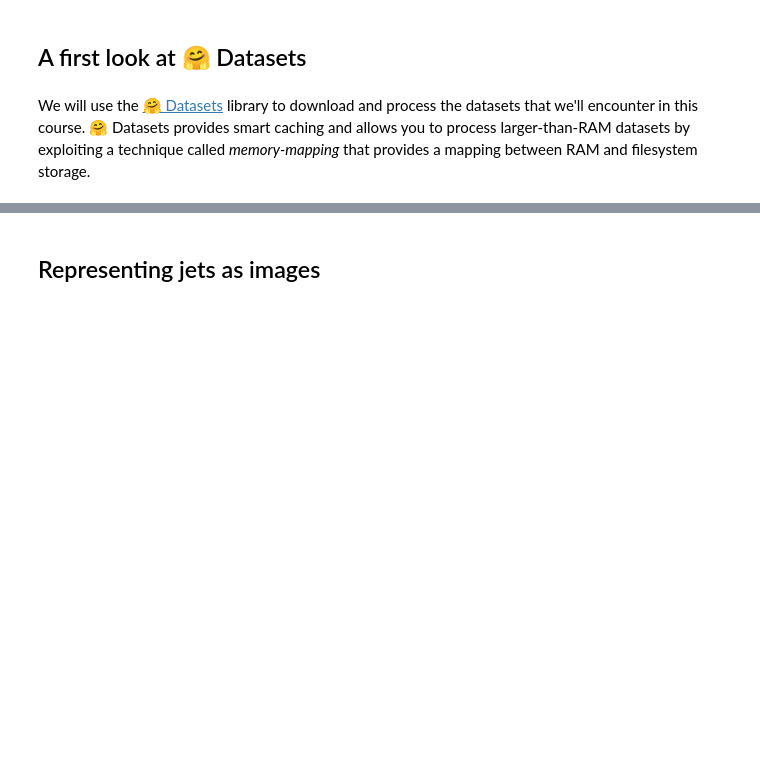
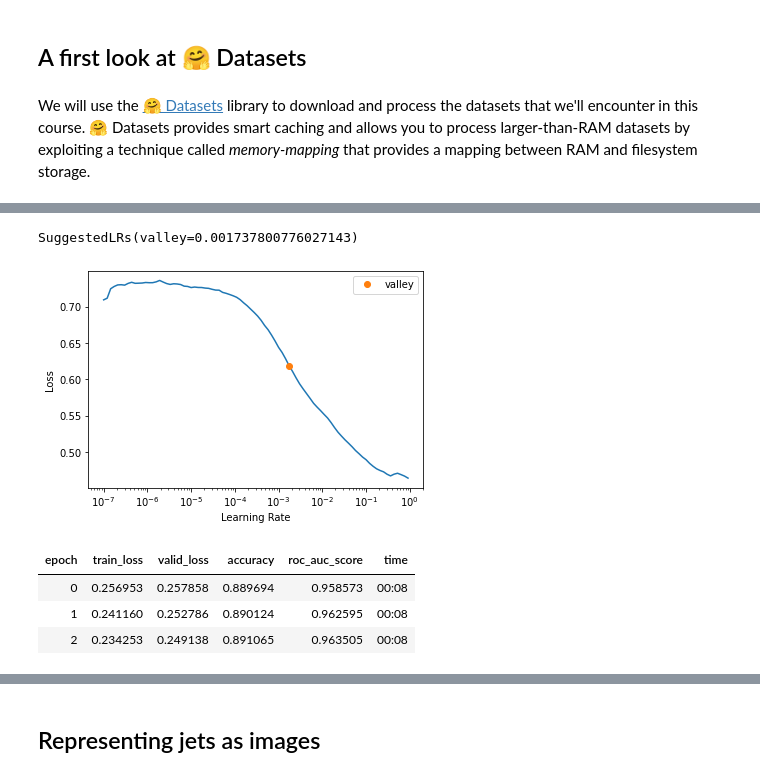
Before and after one commit to lewtun/dl4phys, a Jupyter notebook: lecture01.ipynb, the cells around one changed output, grey strips where cells are left out. Drawn from its saved outputs; the diff is of its cells as text; code cells hidden in the pictures; blank space fills up the shorter version.

```diff
--- a/lecture01.ipynb
+++ b/lecture01.ipynb
@@ -55,0 +86,4 @@ As we can see, each row consists of 4-vectors $(E_i, p_{x_i}, p_{y_i}, p_{z_i})$
+# %%
+train_df, test_df = nsubjet_ds["train"].to_pandas(), nsubjet_ds["test"].to_pandas()
+# %%
+splits = RandomSplitter(valid_pct=0.20)(range_of(train_df))
@@ -55,0 +115,4 @@ As we can see, each row consists of 4-vectors $(E_i, p_{x_i}, p_{y_i}, p_{z_i})$
+# %%
+dls = TabularDataLoaders.from_df(
+    train_df, y_names="is_signal_new", bs=1000, y_block=CategoryBlock, splits=splits
+)
@@ -55,0 +133,2 @@ As we can see, each row consists of 4-vectors $(E_i, p_{x_i}, p_{y_i}, p_{z_i})$
+# %%
+learn = tabular_learner(dls, layers=[100, 100], metrics=[accuracy, RocAucBinary()])
@@ -55,0 +156,3 @@ As we can see, each row consists of 4-vectors $(E_i, p_{x_i}, p_{y_i}, p_{z_i})$
+# %%
+learn.lr_find()
+# %% [output]
@@ -55,0 +160,9 @@ As we can see, each row consists of 4-vectors $(E_i, p_{x_i}, p_{y_i}, p_{z_i})$
+SuggestedLRs(valley=0.001737800776027143)
+[figure, added]
+# %%
+learn.fit_one_cycle(3, lr_max=1e-3)
+# %% [output]
+| epoch | train_loss | valid_loss | accuracy | roc_auc_score | time |
+| 0 | 0.256953 | 0.257858 | 0.889694 | 0.958573 | 00:08 |
+| 1 | 0.241160 | 0.252786 | 0.890124 | 0.962595 | 00:08 |
+| 2 | 0.234253 | 0.249138 | 0.891065 | 0.963505 | 00:08 |
```
Also changed, not shown: parts of 30 cells of this notebook.
